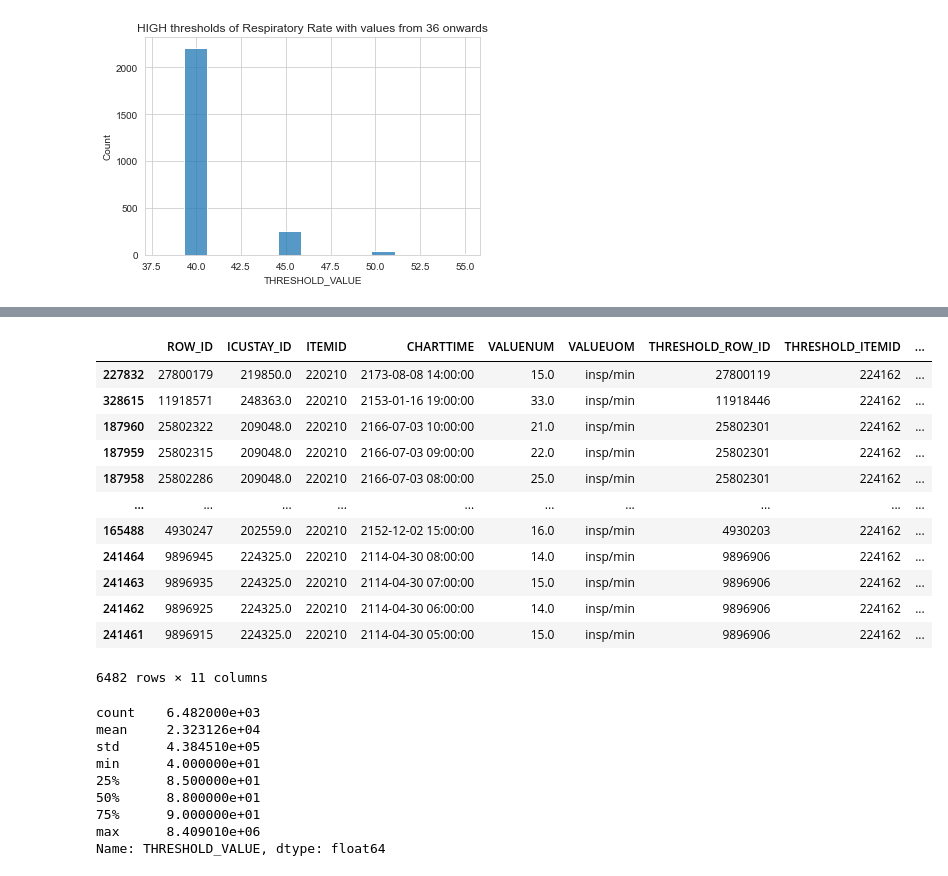
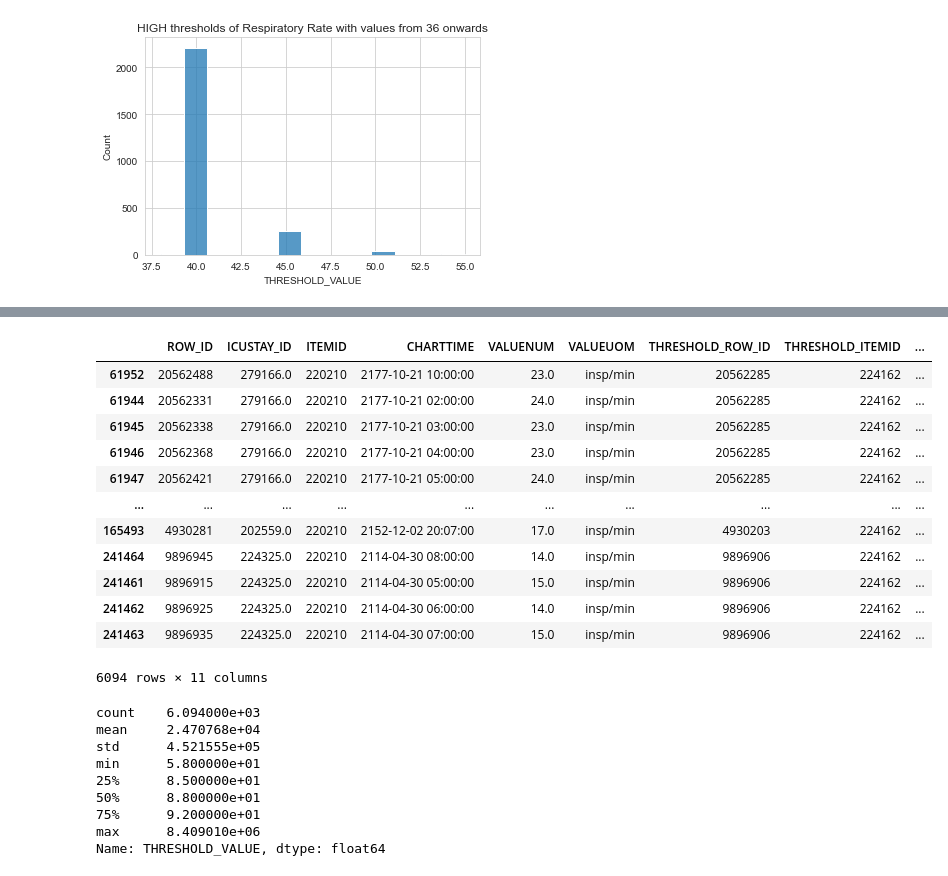
Before and after one commit to denise97/dhl2021, a Jupyter notebook: alarm_violations_analysis_RR.ipynb, the cells around one changed output, grey strips where cells are left out. Cells and saved outputs as stored; diff of their text form; code cells hidden in the pictures.

```diff
--- a/alarm_violations_analysis_RR.ipynb
+++ b/alarm_violations_analysis_RR.ipynb
@@ -283,31 +303,31 @@ Name: THRESHOLD_VALUE, dtype: float64
 # %%
-# Minimum value of LOW threshold is 1 which should be at least 12
-# Maximum value of LOW threshold is 8.409.010 which is higher than the maximal HIGH threshold that is 40
+# Minimum value of LOW threshold is 1 which should be at least 10 because of investigated minimum
+# Maximum value of LOW threshold is 8.409.010 which is higher than the maximal HIGH threshold that is 55
 # Check how many values are too high:
-RR_threshold_low_min_40 = RR_violations[(RR_violations['THRESHOLD_TYPE'] == 'LOW') & (RR_violations['THRESHOLD_VALUE'] >= 40)].sort_values(by=['THRESHOLD_VALUE'])
-display(RR_threshold_low_min_40)
-RR_threshold_low_min_40.THRESHOLD_VALUE.describe()
+RR_threshold_low_over_55 = RR_violations[(RR_violations['THRESHOLD_TYPE'] == 'LOW') & (RR_violations['THRESHOLD_VALUE'] > 55)].sort_values(by=['THRESHOLD_VALUE'])
+display(RR_threshold_low_over_55)
+RR_threshold_low_over_55.THRESHOLD_VALUE.describe()
 # %% [output]
 |  | ROW_ID | ICUSTAY_ID | ITEMID | CHARTTIME | VALUENUM | VALUEUOM | THRESHOLD_ROW_ID | THRESHOLD_ITEMID | ... |
-| 227832 | 27800179 | 219850.0 | 220210 | 2173-08-08 14:00:00 | 15.0 | insp/min | 27800119 | 224162 | ... |
-| 328615 | 11918571 | 248363.0 | 220210 | 2153-01-16 19:00:00 | 33.0 | insp/min | 11918446 | 224162 | ... |
-| 187960 | 25802322 | 209048.0 | 220210 | 2166-07-03 10:00:00 | 21.0 | insp/min | 25802301 | 224162 | ... |
-| 187959 | 25802315 | 209048.0 | 220210 | 2166-07-03 09:00:00 | 22.0 | insp/min | 25802301 | 224162 | ... |
-| 187958 | 25802286 | 209048.0 | 220210 | 2166-07-03 08:00:00 | 25.0 | insp/min | 25802301 | 224162 | ... |
+| 61952 | 20562488 | 279166.0 | 220210 | 2177-10-21 10:00:00 | 23.0 | insp/min | 20562285 | 224162 | ... |
+| 61944 | 20562331 | 279166.0 | 220210 | 2177-10-21 02:00:00 | 24.0 | insp/min | 20562285 | 224162 | ... |
+| 61945 | 20562338 | 279166.0 | 220210 | 2177-10-21 03:00:00 | 23.0 | insp/min | 20562285 | 224162 | ... |
+| 61946 | 20562368 | 279166.0 | 220210 | 2177-10-21 04:00:00 | 23.0 | insp/min | 20562285 | 224162 | ... |
+| 61947 | 20562421 | 279166.0 | 220210 | 2177-10-21 05:00:00 | 24.0 | insp/min | 20562285 | 224162 | ... |
 | ... | ... | ... | ... | ... | ... | ... | ... | ... | ... |
-| 165488 | 4930247 | 202559.0 | 220210 | 2152-12-02 15:00:00 | 16.0 | insp/min | 4930203 | 224162 | ... |
+| 165493 | 4930281 | 202559.0 | 220210 | 2152-12-02 20:07:00 | 17.0 | insp/min | 4930203 | 224162 | ... |
 | 241464 | 9896945 | 224325.0 | 220210 | 2114-04-30 08:00:00 | 14.0 | insp/min | 9896906 | 224162 | ... |
+| 241461 | 9896915 | 224325.0 | 220210 | 2114-04-30 05:00:00 | 15.0 | insp/min | 9896906 | 224162 | ... |
+| 241462 | 9896925 | 224325.0 | 220210 | 2114-04-30 06:00:00 | 14.0 | insp/min | 9896906 | 224162 | ... |
 | 241463 | 9896935 | 224325.0 | 220210 | 2114-04-30 07:00:00 | 15.0 | insp/min | 9896906 | 224162 | ... |
-| 241462 | 9896925 | 224325.0 | 220210 | 2114-04-30 06:00:00 | 14.0 | insp/min | 9896906 | 224162 | ... |
-| 241461 | 9896915 | 224325.0 | 220210 | 2114-04-30 05:00:00 | 15.0 | insp/min | 9896906 | 224162 | ... |
-6482 rows × 11 columns
+6094 rows × 11 columns
-count    6.482000e+03
-mean     2.323126e+04
-std      4.384510e+05
-min      4.000000e+01
+count    6.094000e+03
+mean     2.470768e+04
+std      4.521555e+05
+min      5.800000e+01
 25%      8.500000e+01
 50%      8.800000e+01
-75%      9.000000e+01
+75%      9.200000e+01
 max      8.409010e+06
 Name: THRESHOLD_VALUE, dtype: float64
 # %%
```
Also changed, not shown: parts of 15 cells of this notebook.
